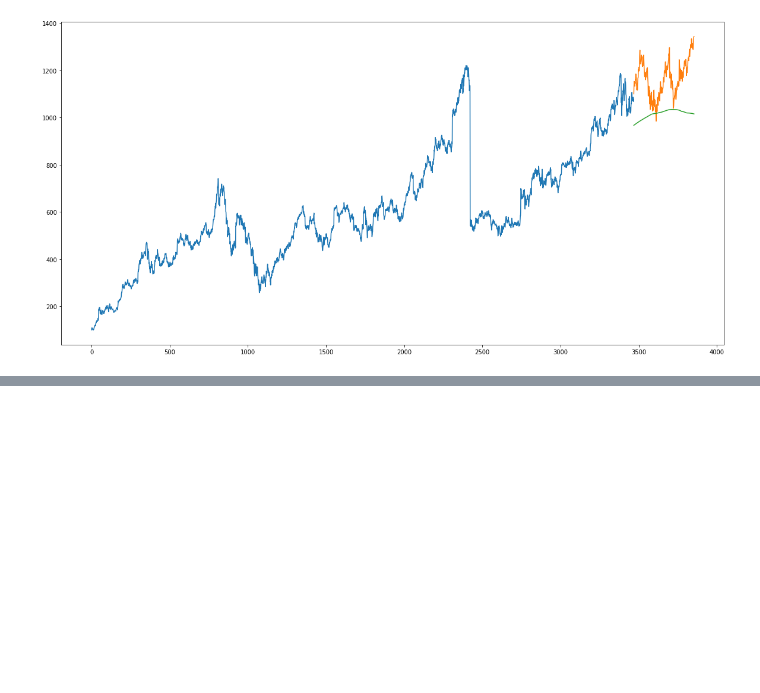
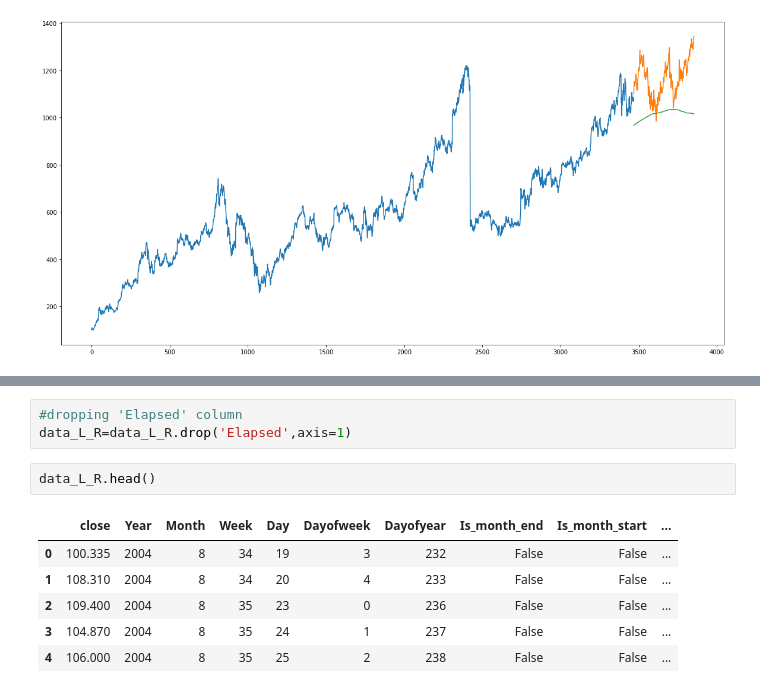
Before and after one commit to Rahullnitp/Alphabet_Inc_Stock_Market_Prediction, a Jupyter notebook: Alphabet_Inc_Stock_Market_Prediction.ipynb, the cells around one changed output, grey strips where cells are left out. Saved outputs shown, nothing was run; the diff lists cells and outputs as text; blank space fills up the shorter version.

```diff
--- a/Alphabet_Inc_Stock_Market_Prediction.ipynb
+++ b/Alphabet_Inc_Stock_Market_Prediction.ipynb
@@ -200,0 +277,12 @@ plt.plot(valid[['close', 'predictions']])
+# %%
+#dropping 'Elapsed' column
+data_L_R=data_L_R.drop('Elapsed',axis=1)
+# %%
+data_L_R.head()
+# %% [output]
+|  | close | Year | Month | Week | Day | Dayofweek | Dayofyear | Is_month_end | Is_month_start | ... |
+| 0 | 100.335 | 2004 | 8 | 34 | 19 | 3 | 232 | False | False | ... |
+| 1 | 108.310 | 2004 | 8 | 34 | 20 | 4 | 233 | False | False | ... |
+| 2 | 109.400 | 2004 | 8 | 35 | 23 | 0 | 236 | False | False | ... |
+| 3 | 104.870 | 2004 | 8 | 35 | 24 | 1 | 237 | False | False | ... |
+| 4 | 106.000 | 2004 | 8 | 35 | 25 | 2 | 238 | False | False | ... |
```
Also changed, not shown: parts of 31 cells of this notebook.
